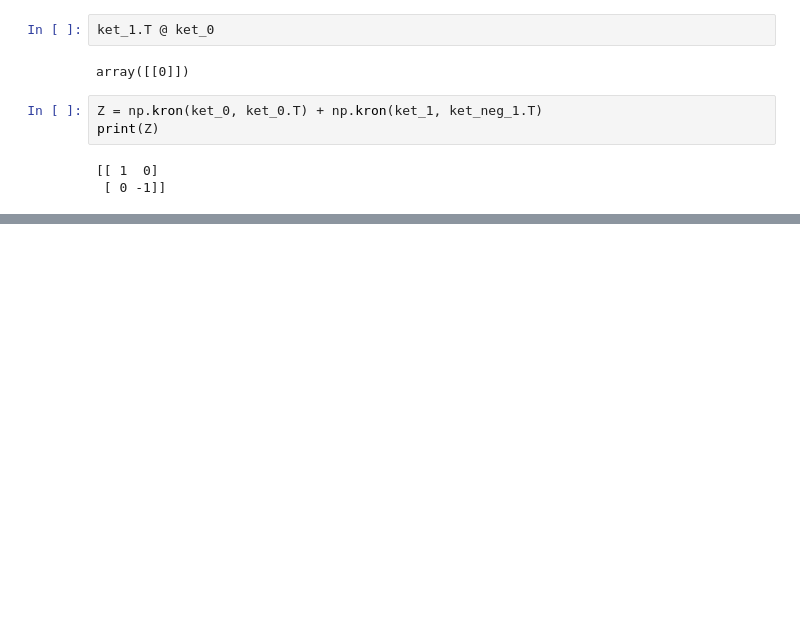
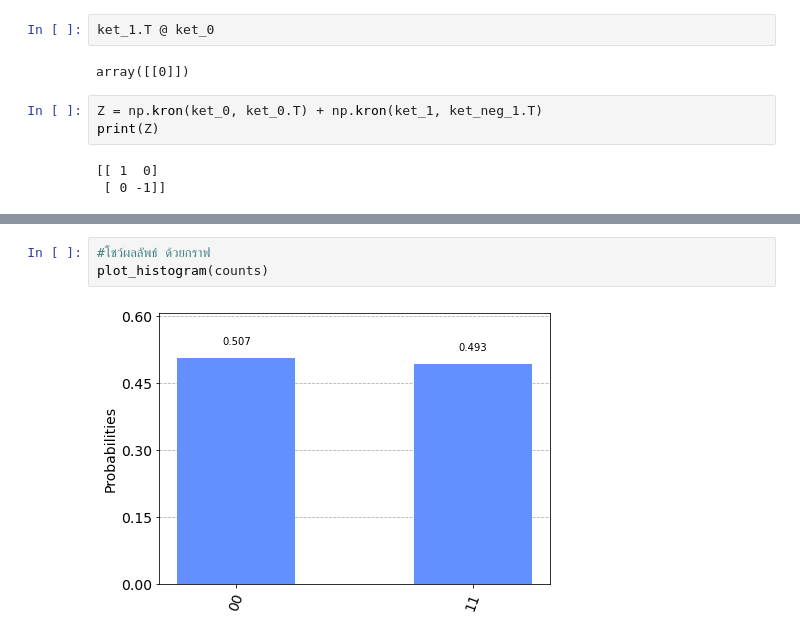
Before and after one commit to OrnlyP63/Quntum_Tutorial, a Jupyter notebook: QC01.ipynb, the cells around one changed output, grey strips where cells are left out. Cells and saved outputs as stored; diff of their text form; blank space fills up the shorter version.

```diff
--- a/QC01.ipynb
+++ b/QC01.ipynb
@@ -520,0 +566,5 @@ import qiskit
+# %%
+#โชว์ผลลัพธ์ ด้วยกราฟ
+plot_histogram(counts)
+# %% [output]
+[figure, added]
```
Also changed, not shown: parts of 8 cells of this notebook.
